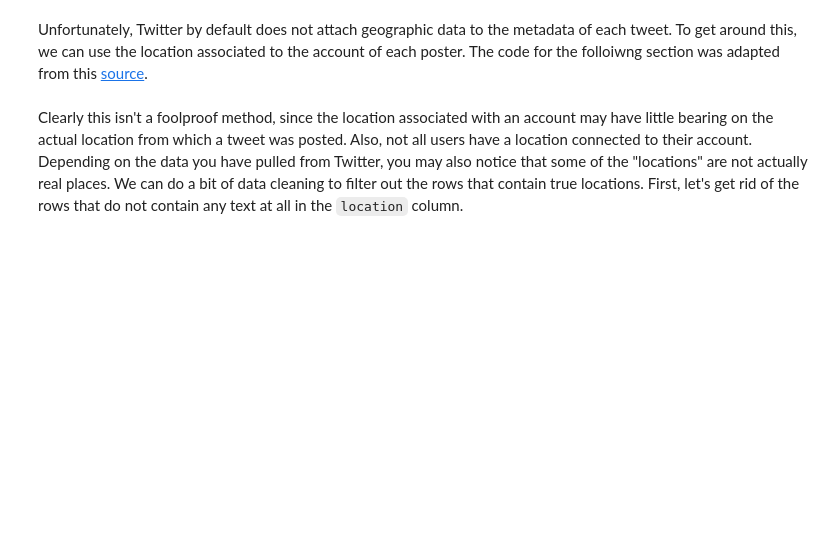
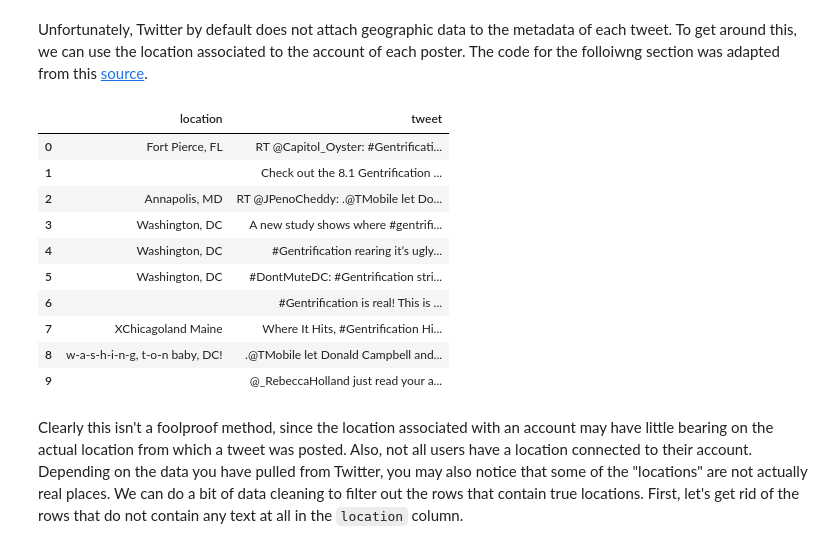
Before and after one commit to ds-modules/CP-101, a Jupyter notebook: lab_8/webscraping_solutions.ipynb, the cells around one changed output. Saved outputs shown, nothing was run; the diff lists cells and outputs as text; code cells hidden in the pictures; blank space fills up the shorter version.

```diff
--- a/lab_8/webscraping_solutions.ipynb
+++ b/lab_8/webscraping_solutions.ipynb
@@ -54,13 +53,15 @@ Follow the instructions below to get your Twitter API keys.  **Read the instruct
 Now you should be all ready to go! Let's test that you have correctly set up your developer account and the `keys.json` folder. The following cell loads your keys into this notebook, then validates them with the Twitter API. It should display your Twitter username without any warnings.
 # %%
 import json
-key_file = "monicas_keys.json" #Change to "keys.json" in final version.
+key_file = "DELETEME.json" #Change to "keys.json" in final version.
 
 # Loading your keys from keys.json
 with open(key_file) as f:
     keys = json.load(f)
 # if you print or view the contents of keys be sure to delete the cell!
 
-# Validate keys
+# Validate keys.
+# If your notebook does not print out "The keys are valid. Your username is: <your username>"
+# you may have copied and pasted your keys incorrectly.
 tu.validate_authentication(keys)
 # %% [output]
@@ -74,7 +75,6 @@ Now we should be ready to download some tweets! In the following cell, we use on
 # %%
 # Note that you do not write the actual hashtag symbol
-data = tu.download_recent_tweets_by_hashtag(hashtag = "data",
-                                           keys = keys)
+data = tu.download_recent_tweets_by_hashtag(hashtag = "gentrification", keys = keys)
 # %% [output]
 NameError: name 'TweepError' is not defined
 # %% [markdown]
@@ -115,3 +143,36 @@ tweets_and_locations.head(10)
+# %%
+# Create an empty list.
+tweets_and_locations_list = list()
+
+for tweet in data:
+    # Create an empty dictionary.
+    new_entry = {}
+    # Create a new key ('tweet') and assign it to the text of a particular tweet.
+    new_entry['tweet'] = tweet['text']
+    # Create a new key ('location') and assign it to the location of the user who
+    # wrote that tweet.
+    new_entry['location'] = tweet['user']['location']
+    # Append the dictionary as another element of our list.
+    tweets_and_locations_list.append(new_entry)
+
+# Transform our list into a DataFrame. As before, each element of the list becomes
+# a row in the DataFrame, and each key becomes a column.
+tweets_and_locations = pd.DataFrame(tweets_and_locations_list)
+
+# Display the first 10 tweets.
+tweets_and_locations.head(10)
+# %% [output]
+|  | location | tweet |
+| 0 | Fort Pierce, FL | RT @Capitol_Oyster: #Gentrificati... |
+| 1 |  | Check out the 8.1 Gentrification ... |
+| 2 | Annapolis, MD | RT @JPenoCheddy: .@TMobile let Do... |
+| 3 | Washington, DC | A new study shows where #gentrifi... |
+| 4 | Washington, DC | #Gentrification rearing it’s ugly... |
+| 5 | Washington, DC | #DontMuteDC: #Gentrification stri... |
+| 6 |  | #Gentrification is real! This is ... |
+| 7 | XChicagoland Maine | Where It Hits, #Gentrification Hi... |
+| 8 | w-a-s-h-i-n-g, t-o-n baby, DC! | .@TMobile let Donald Campbell and... |
+| 9 |  | @_RebeccaHolland just read your a... |
 # %% [markdown]
 Clearly this isn't a foolproof method, since the location associated with an account may have little bearing on the actual location from which a tweet was posted. Also, not all users have a location connected to their account. Depending on the data you have pulled from Twitter, you may also notice that some of the "locations" are not actually real places. We can do a bit of data cleaning to filter out the rows that contain true locations. First, let's get rid of the rows that do not contain any text at all in the `location` column.
 # %%
```
Also changed, not shown: parts of 24 cells of this notebook, 1 other file.
